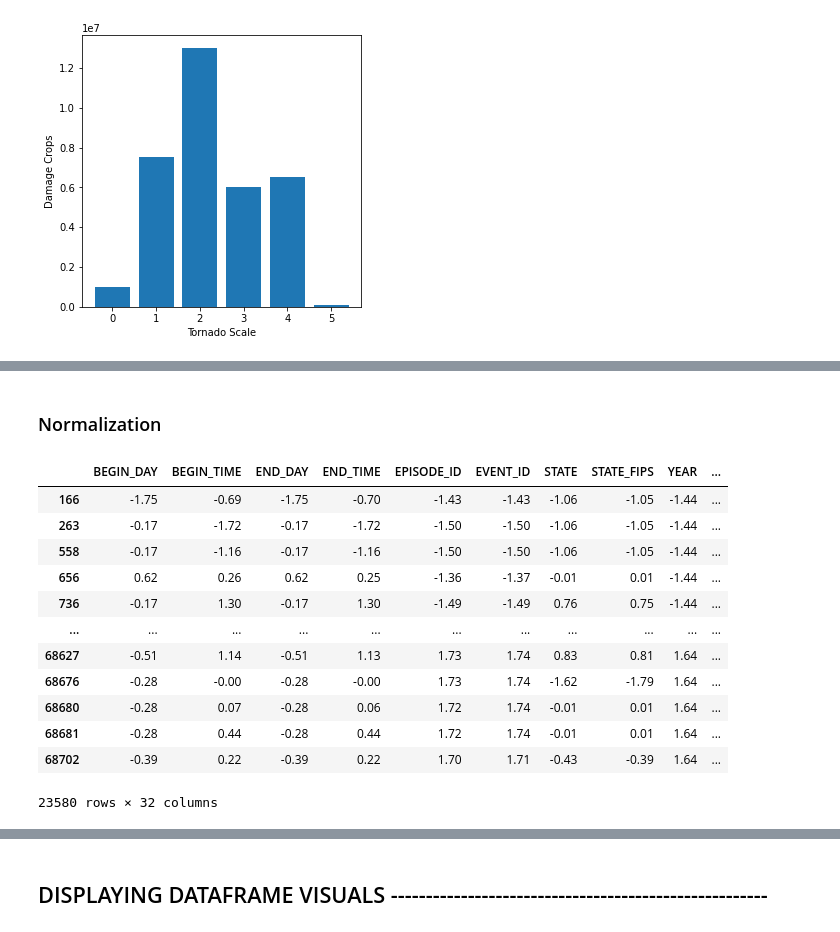
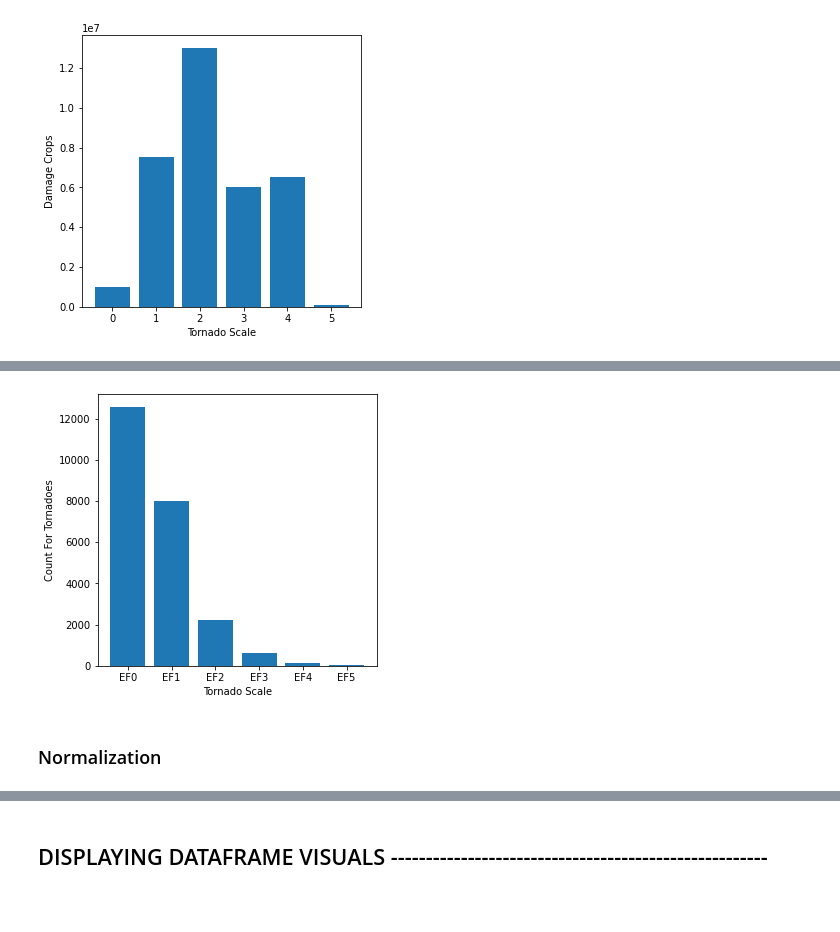
Before and after one commit to DorisSanchez-Velasquez/NaturalDisasterReport, a Jupyter notebook: main.ipynb, the cells around one changed output, grey strips where cells are left out. Cells and saved outputs as stored; diff of their text form; code cells hidden in the pictures; blank space fills up the shorter version.

```diff
--- a/main.ipynb
+++ b/main.ipynb
@@ -208,23 +222,16 @@ disasterDf_boxplot = disaster_df.boxplot(column= disaster_cols, figsize=(50,15))
+# %%
+#NOTE: Visualizing the amount of tornadoes that are grouped in each tornado scale EF0 - EF5
+magnitude_counts = []
+for scale in range(6):
+    magnitude = len(disaster_df[disaster_df['TOR_F_SCALE'] == scale])
+    magnitude_counts.append(magnitude)
+
+plt.figure(figsize=(5,5))
+plt.bar(['EF0', 'EF1', 'EF2', 'EF3', 'EF4', 'EF5'], magnitude_counts, label = 'Amount Of Tornadoes')
+plt.xlabel('Tornado Scale')
+plt.ylabel('Count For Tornadoes')
+plt.show()
+# %% [output]
+[figure, added]
 # %% [markdown]
 ### Normalization
-# %%
-#normalizing dataframe
-##SIDE NOTE:
-# Normalize the data in order to test a Gaussian Classifier to determine the magnitue of the tornadoes and
-#Also implement a distance based classifier to determine the amount of damage that will be incurred from the tornadoes based on magnitude, intensity, size etc.
-# To do this, we'll have to perform normalization to remove the skewed distribition and any effects caused by outliers
-disaster_df.apply(lambda iterator: ((iterator - iterator.mean())/iterator.std()).round(2))
-# %% [output]
-|  | BEGIN_DAY | BEGIN_TIME | END_DAY | END_TIME | EPISODE_ID | EVENT_ID | STATE | STATE_FIPS | YEAR | ... |
-| 166 | -1.75 | -0.69 | -1.75 | -0.70 | -1.43 | -1.43 | -1.06 | -1.05 | -1.44 | ... |
-| 263 | -0.17 | -1.72 | -0.17 | -1.72 | -1.50 | -1.50 | -1.06 | -1.05 | -1.44 | ... |
-| 558 | -0.17 | -1.16 | -0.17 | -1.16 | -1.50 | -1.50 | -1.06 | -1.05 | -1.44 | ... |
-| 656 | 0.62 | 0.26 | 0.62 | 0.25 | -1.36 | -1.37 | -0.01 | 0.01 | -1.44 | ... |
-| 736 | -0.17 | 1.30 | -0.17 | 1.30 | -1.49 | -1.49 | 0.76 | 0.75 | -1.44 | ... |
-| ... | ... | ... | ... | ... | ... | ... | ... | ... | ... | ... |
-| 68627 | -0.51 | 1.14 | -0.51 | 1.13 | 1.73 | 1.74 | 0.83 | 0.81 | 1.64 | ... |
-| 68676 | -0.28 | -0.00 | -0.28 | -0.00 | 1.73 | 1.74 | -1.62 | -1.79 | 1.64 | ... |
-| 68680 | -0.28 | 0.07 | -0.28 | 0.06 | 1.72 | 1.74 | -0.01 | 0.01 | 1.64 | ... |
-| 68681 | -0.28 | 0.44 | -0.28 | 0.44 | 1.72 | 1.74 | -0.01 | 0.01 | 1.64 | ... |
-| 68702 | -0.39 | 0.22 | -0.39 | 0.22 | 1.70 | 1.71 | -0.43 | -0.39 | 1.64 | ... |
-23580 rows × 32 columns
```
Also changed, not shown: parts of 14 cells of this notebook.
